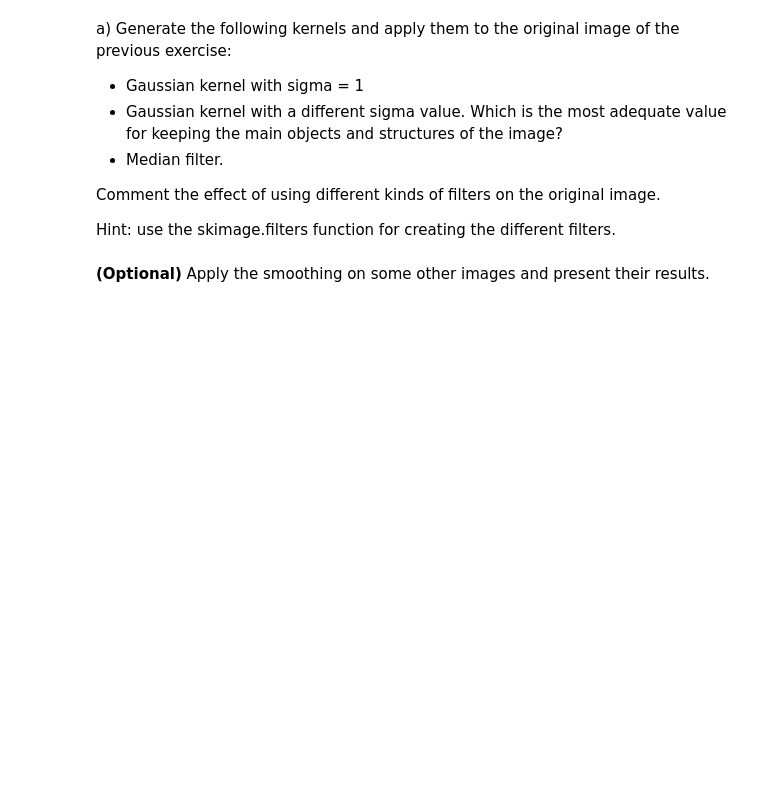
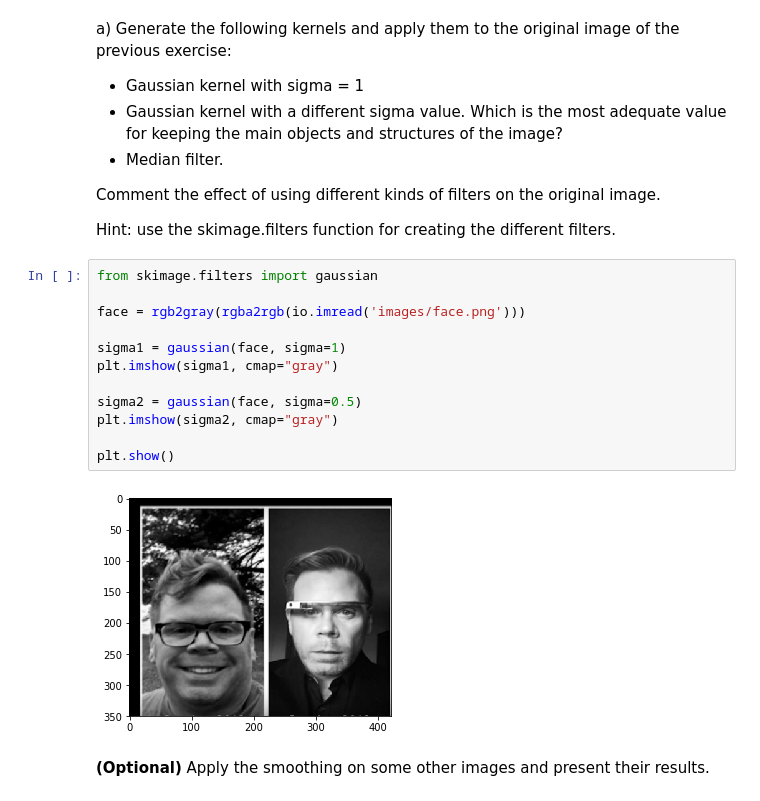
Before and after one commit to thefogui/Practica2Va, a Jupyter notebook: p2.ipynb, the cells around one changed output. Cells and saved outputs as stored; diff of their text form; blank space fills up the shorter version.

Commit message:
Gaussian

```diff
--- a/p2.ipynb
+++ b/p2.ipynb
@@ -228,6 +220,20 @@ a) Generate the following kernels and apply them to the original image of the pr
 Comment the effect of using different kinds of filters on the original image.
 
 Hint: use the skimage.filters function for creating the different filters.
+# %%
+from skimage.filters import gaussian
+
+face = rgb2gray(rgba2rgb(io.imread('images/face.png')))
+
+sigma1 = gaussian(face, sigma=1)
+plt.imshow(sigma1, cmap="gray")
+
+sigma2 = gaussian(face, sigma=0.5)
+plt.imshow(sigma2, cmap="gray")
+
+plt.show()
+# %% [output]
+[figure, added]
 # %% [markdown]
 **(Optional)** Apply the smoothing on some other images and present their results.
 # %% [markdown]
```
Also changed, not shown: parts of 4 cells of this notebook.
